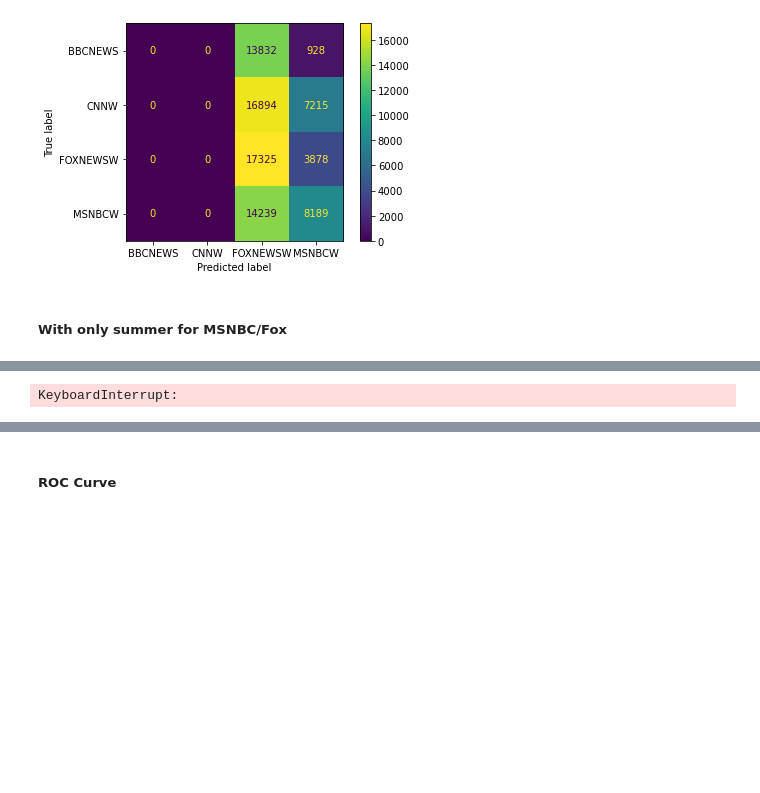
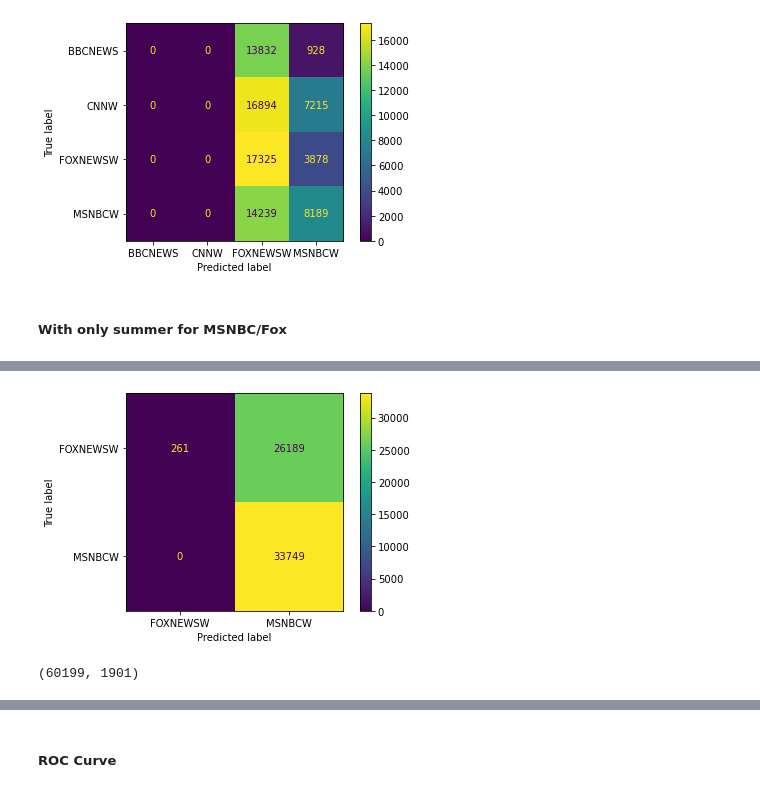
Before and after one commit to leckieje/chyrons_nlp, a Jupyter notebook: chyrons_book.ipynb, the cells around one changed output, grey strips where cells are left out. Drawn from its saved outputs; the diff is of its cells as text; code cells hidden in the pictures; blank space fills up the shorter version.

```diff
--- a/chyrons_book.ipynb
+++ b/chyrons_book.ipynb
@@ -973,0 +731,3 @@ KeyboardInterrupt:
+# %%
+score, model = eval_random_forest(X_train, y_train, folds=10, n_estimators=100, max_depth=10, max_leaf=10)
+print(score)
@@ -974,7 +746,9 @@ KeyboardInterrupt:
 # %%
-model = RandomForestClassifier()
-model.fit(X_train, y_train)
 plot_confusion_matrix(model, X_train, y_train)
 plt.show()
 # %% [output]
-KeyboardInterrupt:
+[figure, added]
+# %%
+X_train.shape
+# %% [output]
+(60199, 1901)
```
Also changed, not shown: parts of 72 cells of this notebook.
